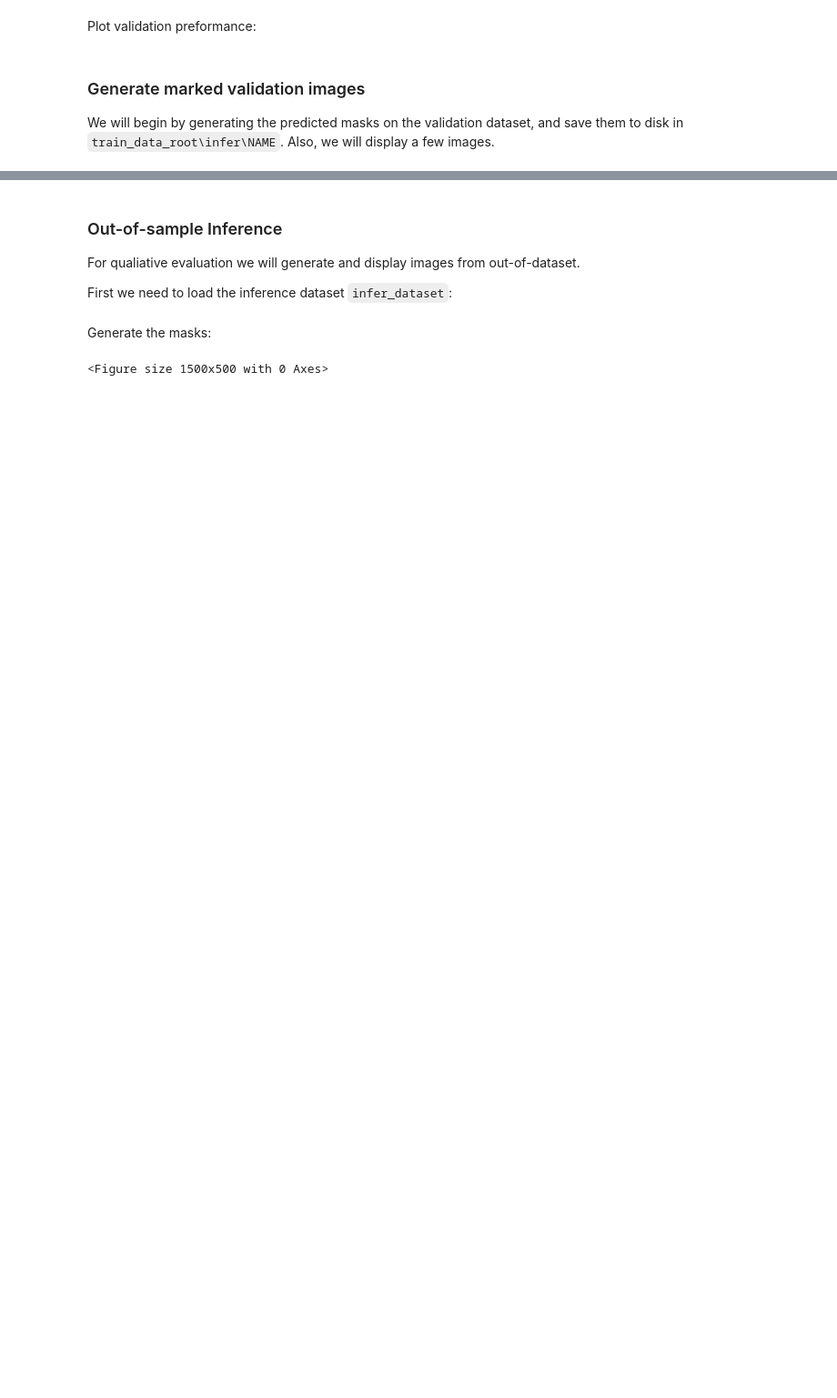
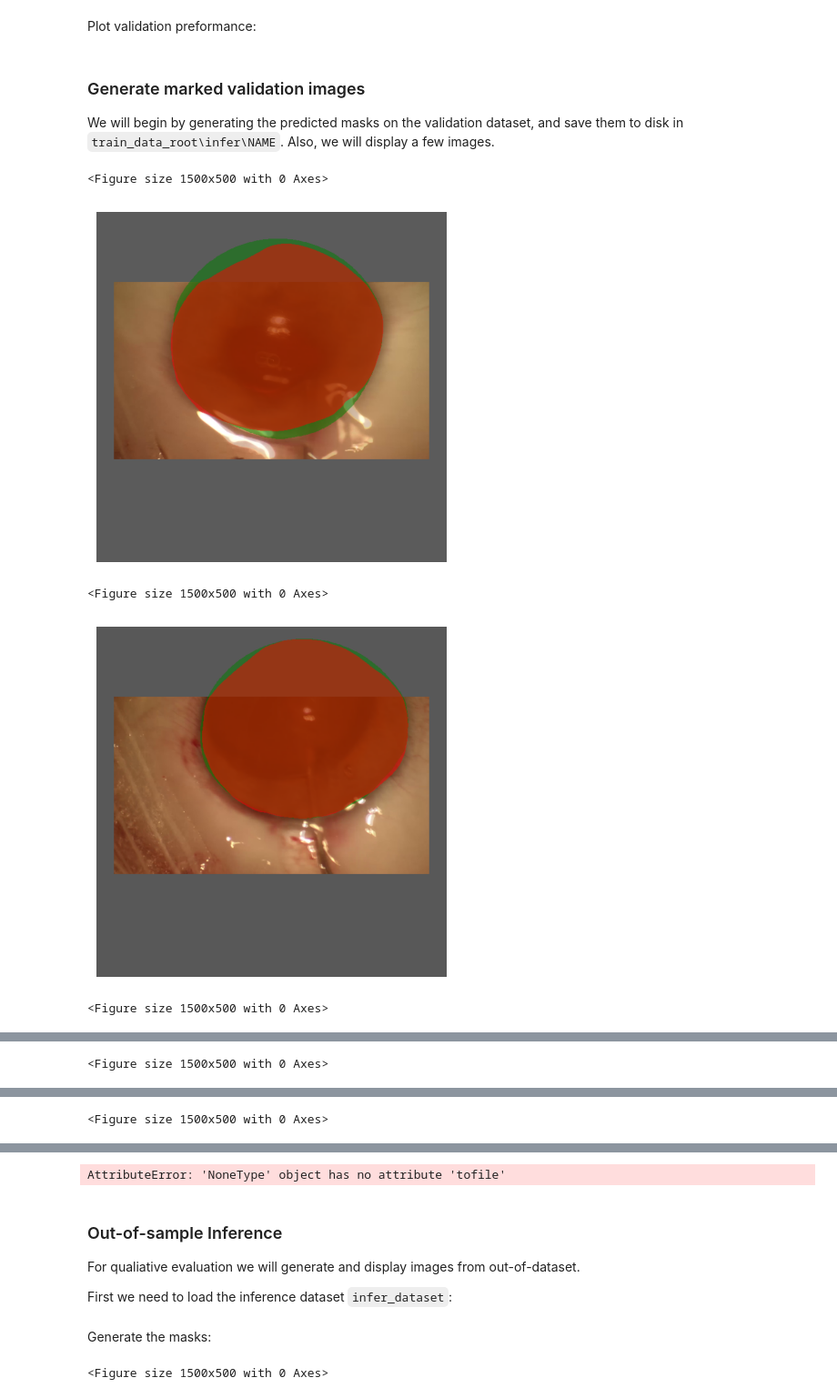
Before and after one commit to Jonathm126/CataractIrisSegmentation_SMP, a Jupyter notebook: train_model.ipynb, the cells around one changed output, grey strips where cells are left out. Shown at 91% size. Saved outputs shown, nothing was run; the diff lists cells and outputs as text; code cells hidden in the pictures; blank space fills up the shorter version.

```diff
--- a/train_model.ipynb
+++ b/train_model.ipynb
@@ -176,15 +137,21 @@ display_utils.plot_losses(pth, ['image_iou', 'image_loss'], test = True)
 We will begin by generating the predicted masks on the validation dataset, and save them to disk in `train_data_root\infer\NAME`.
 Also, we will display a few images.
 # %%
-time = True # should we time this
+time = False # should we time this
 
 save_pth = os.path.join(paths['train_data_root'], 'infer', config['NAME'])
-timings = infer_set(model, device, save_pth, dataset=valid_dl.dataset, save=False, to_print=None, time = time, all = True)
+timings = infer_set(model, device, save_pth, dataset=valid_dl.dataset, save=False, to_print=5, time = False)
 
 # save timings
 if time:
     output_file = os.path.join(test_csv_logger.log_dir,'timing.csv')
     os.makedirs(test_csv_logger.log_dir, exist_ok=True)
     with open(output_file, 'w') as f:
         f.write('valid_dataset'+'\n')
         timings.tofile(f, sep='\n', format='%f')
+# %% [output]
+<Figure size 1500x500 with 0 Axes>
+[figure, added]
+<Figure size 1500x500 with 0 Axes>
+[figure, added]
+<Figure size 1500x500 with 0 Axes>
@@ -190,0 +159 @@ if time:
+<Figure size 1500x500 with 0 Axes>
@@ -190,0 +161 @@ if time:
+<Figure size 1500x500 with 0 Axes>
@@ -191,3 +163,4 @@ if time:
+AttributeError: 'NoneType' object has no attribute 'tofile'
 # %% [markdown]
 ### Out-of-sample Inference
 For qualiative evaluation we will generate and display images from out-of-dataset.
```
Also changed, not shown: parts of 8 cells of this notebook, 15 other files.
